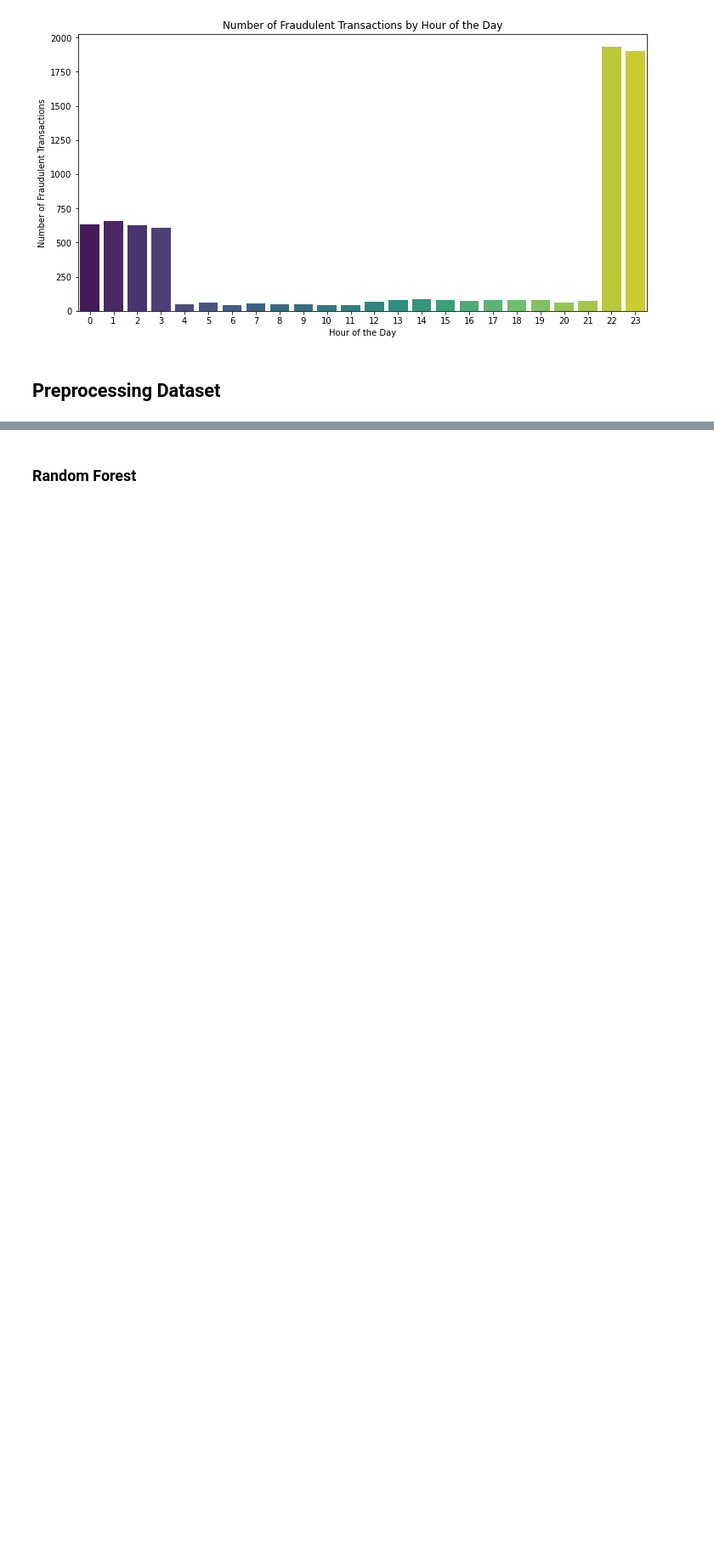
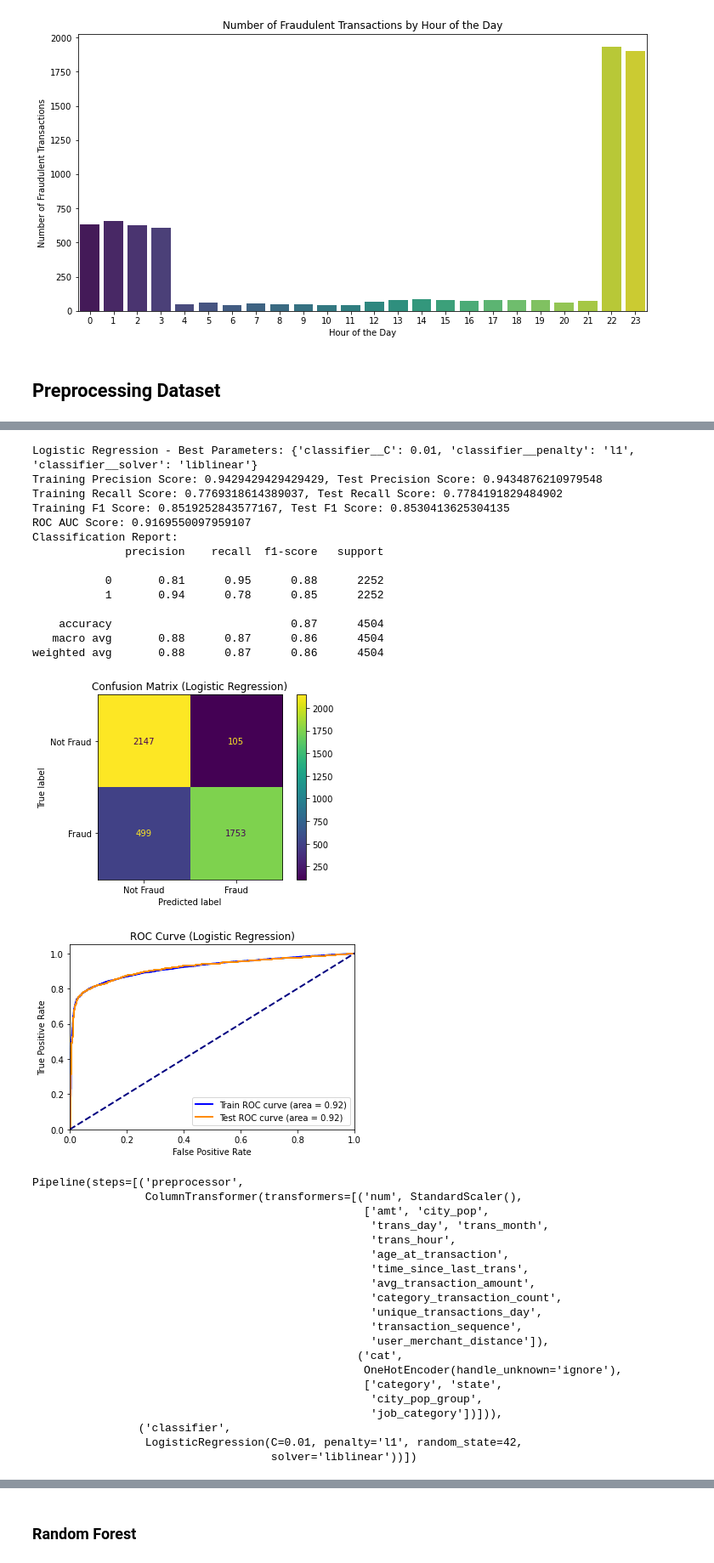
Before and after one commit to Haoweee/Credit-Card-Fraud-Detection, a Jupyter notebook: notebook/fraud_detection.ipynb, the cells around one changed output, grey strips where cells are left out. Shown at 85% size. Cells and saved outputs as stored; diff of their text form; code cells hidden in the pictures; blank space fills up the shorter version.

```diff
--- a/notebook/fraud_detection.ipynb
+++ b/notebook/fraud_detection.ipynb
@@ -828,0 +633,51 @@ Tuned Logistic Regression Test ROC AUC Score: 0.8968735468495698
+# %%
+logistic_pipeline = Pipeline(steps=[
+    ('preprocessor', preprocessor),
+    ('classifier', LogisticRegression(random_state=42))
+])
+
+logistic_param_grid = {
+    'classifier__C': [0.01, 0.1, 1, 10],
+    'classifier__penalty': ['l1', 'l2'],
+    'classifier__solver': ['liblinear', 'saga'],
+}
+# %%
+logistic_regression = run_grid_search(logistic_pipeline, logistic_param_grid, "Logistic Regression")
+logistic_regression
+# %% [output]
+Logistic Regression - Best Parameters: {'classifier__C': 0.01, 'classifier__penalty': 'l1', 'classifier__solver': 'liblinear'}
+Training Precision Score: 0.9429429429429429, Test Precision Score: 0.9434876210979548
+Training Recall Score: 0.7769318614389037, Test Recall Score: 0.7784191829484902
+Training F1 Score: 0.8519252843577167, Test F1 Score: 0.8530413625304135
+ROC AUC Score: 0.9169550097959107
+Classification Report:
+              precision    recall  f1-score   support
+
+           0       0.81      0.95      0.88      2252
+           1       0.94      0.78      0.85      2252
+
+    accuracy                           0.87      4504
+   macro avg       0.88      0.87      0.86      4504
+weighted avg       0.88      0.87      0.86      4504
+[figure, added]
+[figure, added]
+Pipeline(steps=[('preprocessor',
+                 ColumnTransformer(transformers=[('num', StandardScaler(),
+                                                  ['amt', 'city_pop',
+                                                   'trans_day', 'trans_month',
+                                                   'trans_hour',
+                                                   'age_at_transaction',
+                                                   'time_since_last_trans',
+                                                   'avg_transaction_amount',
+                                                   'category_transaction_count',
+                                                   'unique_transactions_day',
+                                                   'transaction_sequence',
+                                                   'user_merchant_distance']),
+                                                 ('cat',
+                                                  OneHotEncoder(handle_unknown='ignore'),
+                                                  ['category', 'state',
+                                                   'city_pop_group',
+                                                   'job_category'])])),
+                ('classifier',
+                 LogisticRegression(C=0.01, penalty='l1', random_state=42,
+                                    solver='liblinear'))])
```
Also changed, not shown: parts of 91 cells of this notebook, 11 other files.
